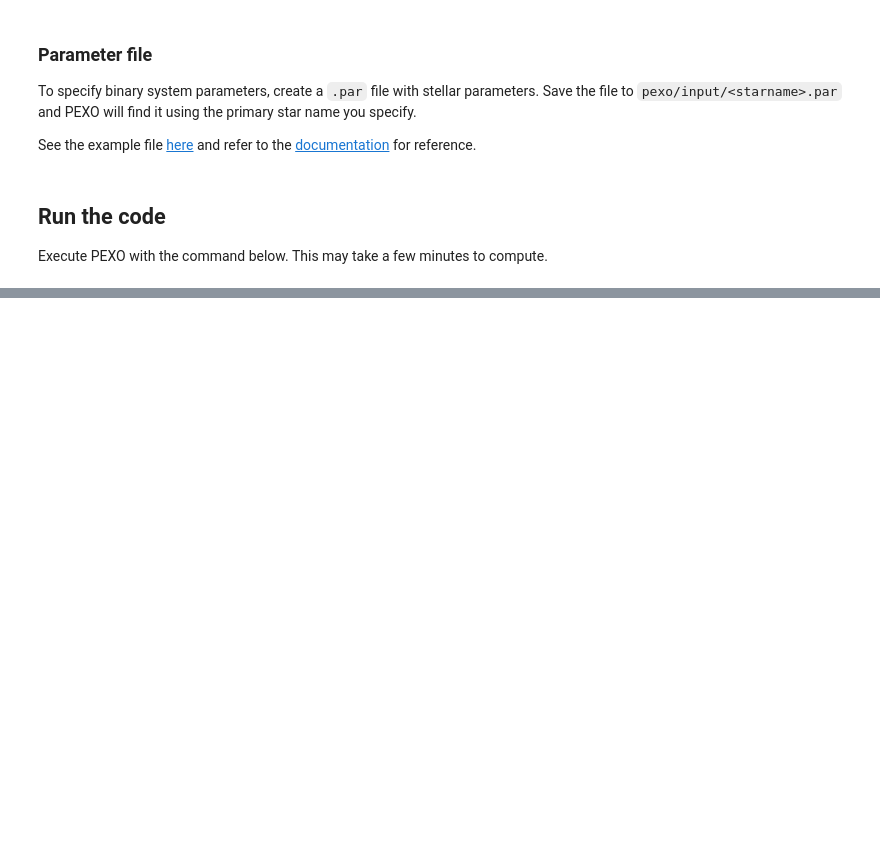
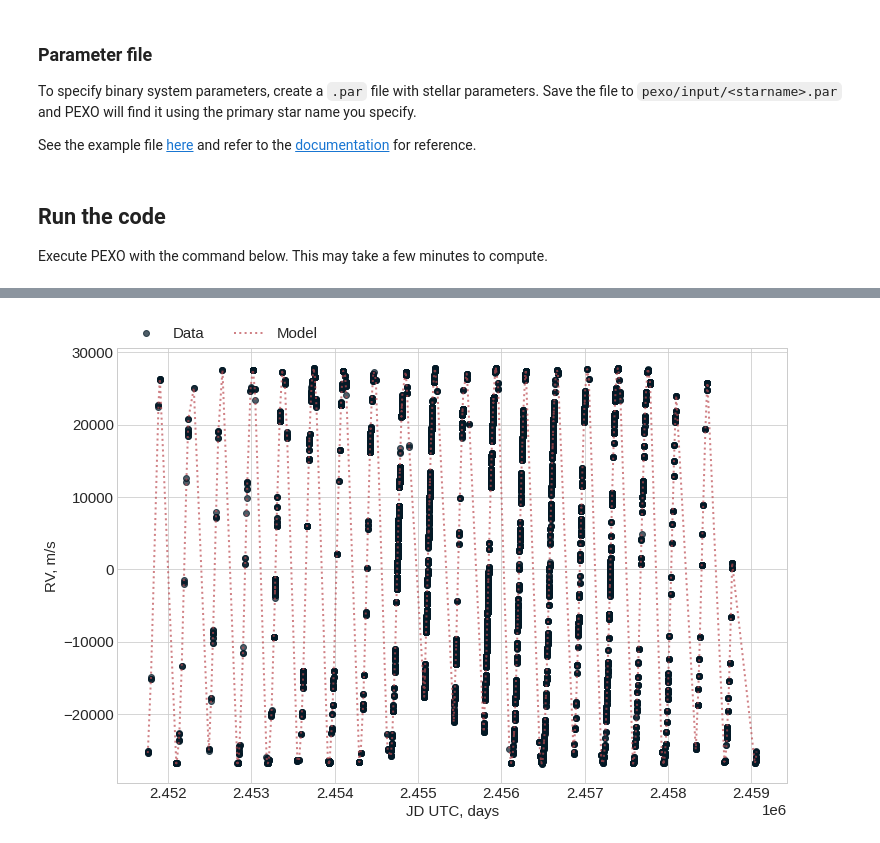
Before and after one commit to phillippro/pexo, a Jupyter notebook: demos/demo-single-fitting.ipynb, the cells around one changed output, grey strips where cells are left out. Saved outputs shown, nothing was run; the diff lists cells and outputs as text; code cells hidden in the pictures; blank space fills up the shorter version.

Commit message:
updated the demos with output presentation

```diff
--- a/demos/demo-single-fitting.ipynb
+++ b/demos/demo-single-fitting.ipynb
@@ -65,0 +62,9 @@ FileNotFoundError: [Errno 2] No such file or directory: '../results/aCenB-fit.tx
+# %%
+from utilities import FitOutput, Plot, Table
+output = FitOutput("../results/tauCeti-fit.Robj")
+p = Plot(data=output.data.dictionary).add_plot(xcol="utc", ycol="V1", marker="o", legend="Data")
+p = Plot(data=output.model.dictionary, plot_instance=p).add_plot(xcol="utc", ycol="V1", line=":", colour="#BC4B51", legend="Model")
+o=p.axis.set_xlabel("JD UTC, days")
+o=p.axis.set_ylabel("RV, m/s")
+# %% [output]
+[figure, added]
```
Also changed, not shown: parts of 8 cells of this notebook, 9 other files.
